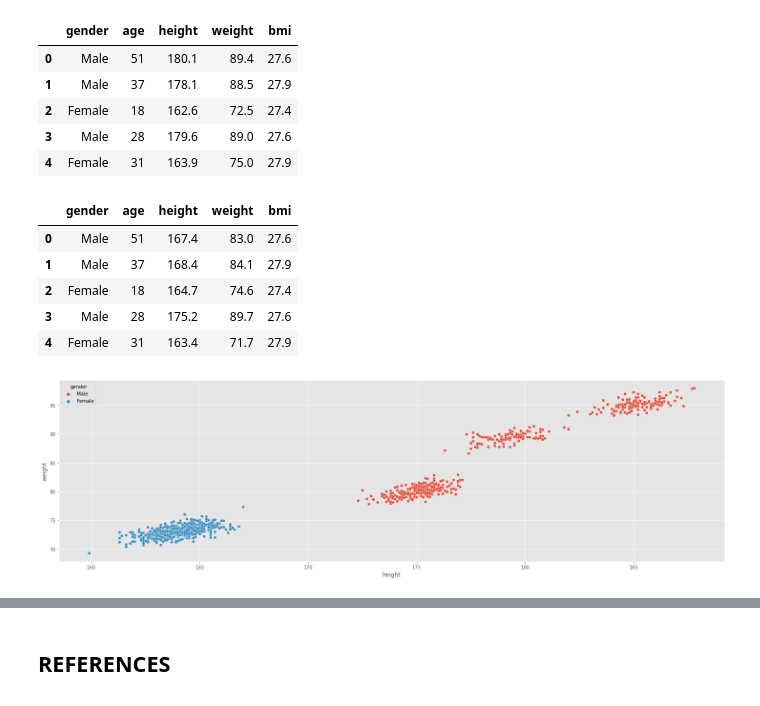
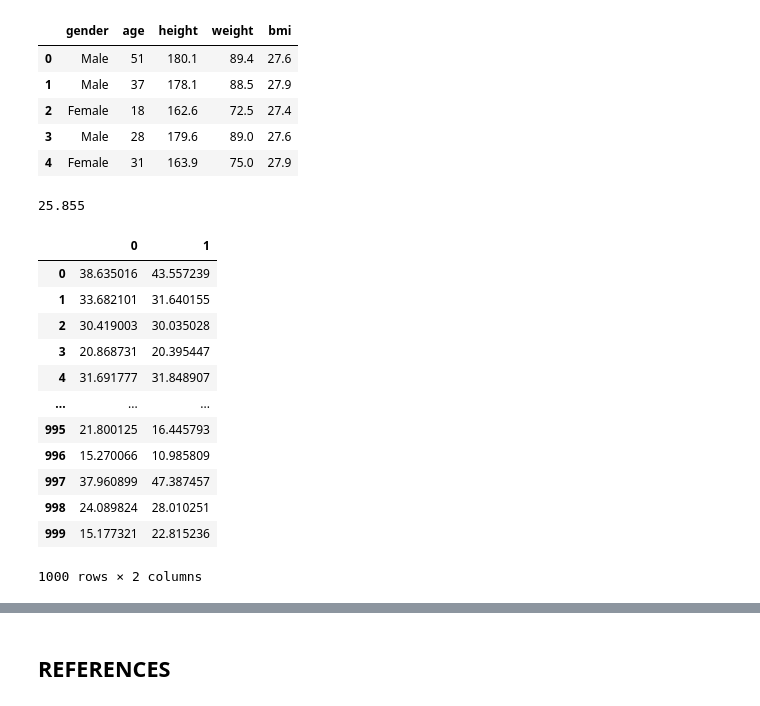
Before and after one commit to AnteDujic/Programming-for-Data-Analysis_project, a Jupyter notebook: bmi_ireland.ipynb, the cells around one changed output, grey strips where cells are left out. Drawn from its saved outputs; the diff is of its cells as text; code cells hidden in the pictures.

```diff
--- a/bmi_ireland.ipynb
+++ b/bmi_ireland.ipynb
@@ -168,50 +175,36 @@ df.head()
 | 2 | Female | 18 | 162.6 | 72.5 | 27.4 |
 | 3 | Male | 28 | 179.6 | 89.0 | 27.6 |
 | 4 | Female | 31 | 163.9 | 75.0 | 27.9 |
-# %%
-# Defining a function.
-def applyFunc(s):
-    if s == "Male": # If male.
-        # Create an array of height and weight.
-        m_means = [170, 85] # mean for height and weight.
-        m_corr = np.array([[1, 0.6], [0.6, 1]])
-        m_data = rng.multivariate_normal(m_means, m_corr)
-
-        m1_means = [175, 90] # mean for height and weight.
-        m1_corr = np.array([[1, 0.6], [0.6, 1]])
-        m1_data = rng.multivariate_normal(m1_means, m1_corr)
-
-        m2_means = [180, 95] # mean for height and weight.
-        m2_corr = np.array([[1, 0.6], [0.6, 1]])
-        m2_data = rng.multivariate_normal(m2_means, m2_corr)
-
-        list = [m_data, m1_data, m2_data]
-        a = rng.choice (list, p = [0.25, 0.5, 0.25])
-        return a.round(1)
-    if s == "Female": # If female.
-        f_means = [164, 73.1]
-        f_corr = np.array([[1, 0.6], [0.6, 1]])
-        f_data = rng.multivariate_normal(f_means, f_corr)
-        f_data = f_data.round(1)
-        return f_data[0], f_data[1]
-
-# Create an array based on gender
-height_weight = df["gender"].apply(applyFunc)
-# Assign array elements [3]
-df["height"]= height_weight.str[0]
-df["weight"]= height_weight.str[1]
-# Current dataset
-df.head()
-# %% [output]
-|  | gender | age | height | weight | bmi |
-| 0 | Male | 51 | 167.4 | 83.0 | 27.6 |
-| 1 | Male | 37 | 168.4 | 84.1 | 27.9 |
-| 2 | Female | 18 | 164.7 | 74.6 | 27.4 |
-| 3 | Male | 28 | 175.2 | 89.7 | 27.6 |
-| 4 | Female | 31 | 163.4 | 71.7 | 27.9 |
-# %%
-sns.scatterplot (x = df["height"], y = df["weight"], hue = df["gender"])
-plt.show()
-# %% [output]
-[figure, removed]
+# %%
+xx = np.array([-0.51, 51.2])
+xx.std()
+# %% [output]
+25.855
+# %%
+xx = np.array([-0.51, 51.2])
+yy = np.array([0.33, 51.6])
+means = [xx.mean(), yy.mean()]
+stds = [xx.std() / 3, yy.std() / 3]
+corr = 0.8         # correlation
+covs = [[stds[0]**2          , stds[0]*stds[1]*corr],
+        [stds[0]*stds[1]*corr,           stds[1]**2]]
+
+m = np.random.multivariate_normal(means, covs, 1000)
+# %%
+data = pd.DataFrame (m)
+data
+# %% [output]
+|  | 0 | 1 |
+| 0 | 38.635016 | 43.557239 |
+| 1 | 33.682101 | 31.640155 |
+| 2 | 30.419003 | 30.035028 |
+| 3 | 20.868731 | 20.395447 |
+| 4 | 31.691777 | 31.848907 |
+| ... | ... | ... |
+| 995 | 21.800125 | 16.445793 |
+| 996 | 15.270066 | 10.985809 |
+| 997 | 37.960899 | 47.387457 |
+| 998 | 24.089824 | 28.010251 |
+| 999 | 15.177321 | 22.815236 |
+1000 rows × 2 columns
 # %%
```
Also changed, not shown: parts of 4 cells of this notebook.
